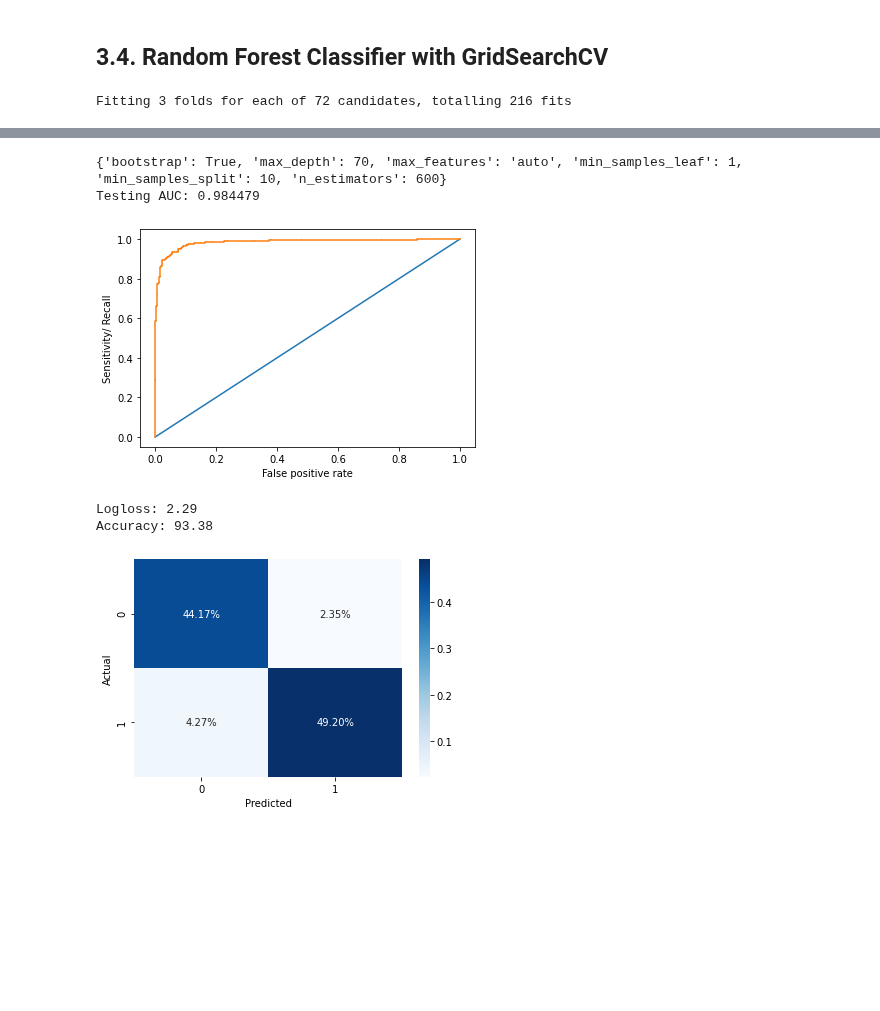
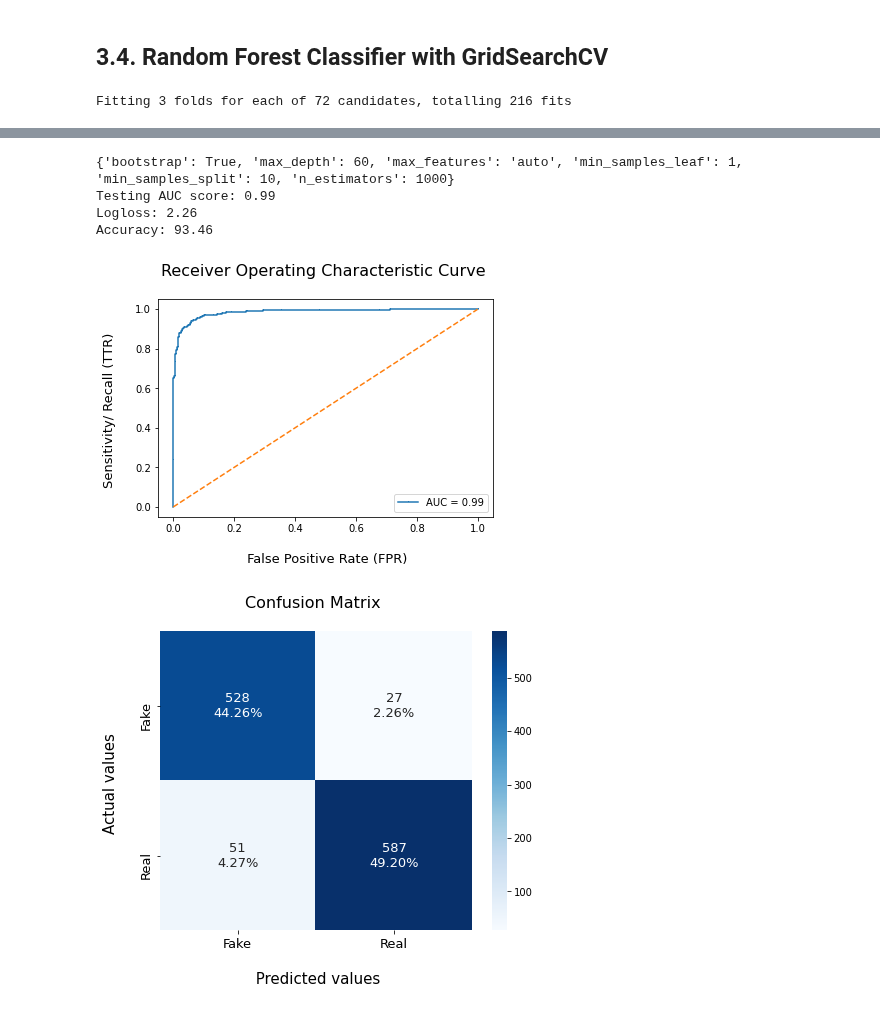
Before and after one commit to pipe11/TFM_fake_news_detector, a Jupyter notebook: models/11_final_notebook_models_explained.ipynb, the cells around one changed output, grey strips where cells are left out. Cells and saved outputs as stored; diff of their text form; code cells hidden in the pictures; blank space fills up the shorter version.

```diff
--- a/models/11_final_notebook_models_explained.ipynb
+++ b/models/11_final_notebook_models_explained.ipynb
@@ -348,6 +422,7 @@ Accuracy: 92.20
 ## TFIDF Transformation
 # %%
 import pandas as pd
+from sklearn.feature_extraction.text import TfidfVectorizer
 
 import nltk
 from nltk.corpus import stopwords
@@ -404,7 +479,7 @@ tfidf_vectorizer = TfidfVectorizer(
 text_vectorized = tfidf_vectorizer.fit_transform(df['text'])
 
 # feature names
-# tfvocab = tfidf_vectorizer.get_feature_names()
+tfvocab = tfidf_vectorizer.get_feature_names()
 # %% [markdown]
 ## 3.1. Passive Aggressive Classifier (Only TFIDF features)
 # %%
@@ -475,17 +621,14 @@ Accuracy: 92.29
 # %% [markdown]
 ## 3.4. Random Forest Classifier with GridSearchCV
 # %%
-from nltk.corpus import stopwords
-from nltk import word_tokenize, sent_tokenize
-from nltk.data import load
-from nltk.stem import SnowballStemmer
-from string import punctuation
+import seaborn as sns
+import pandas as pd
+import numpy as np
+from matplotlib import pyplot as plt
 
-from sklearn.feature_extraction.text import TfidfVectorizer
 from scipy.sparse import hstack, csr_matrix
 from sklearn.ensemble import RandomForestClassifier
-from sklearn.model_selection import RandomizedSearchCV
-from sklearn.model_selection import train_test_split,  GridSearchCV
+from sklearn.model_selection import train_test_split, GridSearchCV
 from sklearn import metrics
 from sklearn.metrics import confusion_matrix, roc_curve, auc, roc_auc_score, accuracy_score, classification_report, log_loss
 
@@ -502,7 +645,7 @@ numeric_features = ['word_size_h', 'avg_syllables_word_h', 'unique_words_h', 'tt
                     'sym_ratio']
 
 X = hstack([csr_matrix(df[numeric_features].values), text_vectorized[0:]])
-tfvocab = df[numeric_features].columns.tolist() + tfvocab
+feature_names = df[numeric_features].columns.tolist() + tfvocab
 
 # Training and test set
 X_train, X_test, y_train, y_test = train_test_split(X, y, test_size = 0.3, random_state = 43)
@@ -535,40 +678,23 @@ y_pred = rf_model2.predict(X_test)
 probs = rf_model2.predict_proba(X_test)
 probs = probs[:, 1]
 
-# testing AUC
-auc = roc_auc_score(y_test, probs)
-print('Testing AUC: %f' % auc)
+# prediction and results
+y_pred = rf_model2.predict(X_test)
+probs = rf_model2.predict_proba(X_test)
+probs = probs[:, 1]
 
-# roc curve calculation
-false_positive_rate, true_positive_rate, thresholds = roc_curve(y_test, probs)
-
-# plot the limits for no skill
-plt.plot([0, 1], [0, 1], linestyle = '-')
-
-# plot the roc curve
-plt.plot(false_positive_rate, true_positive_rate, marker = ',')
-plt.xlabel('False positive rate')
-plt.ylabel('Sensitivity/ Recall')
-plt.show();
-
-# accuracy score
-print('Logloss: %.2f' % (log_loss(y_test, y_pred)))
-print('Accuracy: %.2f' % (rf_model2.score(X_test, y_test) * 100))
+prediction_results(rf_model2, y_test, X_test, y_pred, probs)
 
 # confusion matrix
-cf_matrix = confusion_matrix(y_test, y_pred, labels = [0, 1])
-ax = sns.heatmap(cf_matrix / np.sum(cf_matrix), annot = True, fmt = '.2%', cmap = 'Blues')
 
-plt.ylabel('Actual')
-plt.xlabel('Predicted')
-plt.show();
+plot_confusion_matrix(y_test, y_pred)
 
 
 ########### Feature importance ###########
 
 # feature importance with default names
 
-df_feature_importance = pd.DataFrame(rf_model2.feature_importances_, index = tfvocab,
+df_feature_importance = pd.DataFrame(rf_model2.feature_importances_, index = feature_names,
                                      columns = ['feature importance']).sort_values('feature importance', ascending = False)
 df_feature_importance = df_feature_importance[0:50]
 df_feature_importance = df_feature_importance.sort_values(by=['feature importance'])
@@ -584,6 +710,6 @@ Fitting 3 folds for each of 72 candidates, totalling 216 fits
-{'bootstrap': True, 'max_depth': 70, 'max_features': 'auto', 'min_samples_leaf': 1, 'min_samples_split': 10, 'n_estimators': 600}
-Testing AUC: 0.984479
+{'bootstrap': True, 'max_depth': 60, 'max_features': 'auto', 'min_samples_leaf': 1, 'min_samples_split': 10, 'n_estimators': 1000}
+Testing AUC score: 0.99
+Logloss: 2.26
+Accuracy: 93.46
-[figure, old version]
+[figure, new version]
-Logloss: 2.29
-Accuracy: 93.38
-[figure, old version]
+[figure, new version]
```
Also changed, not shown: parts of 16 cells of this notebook.
